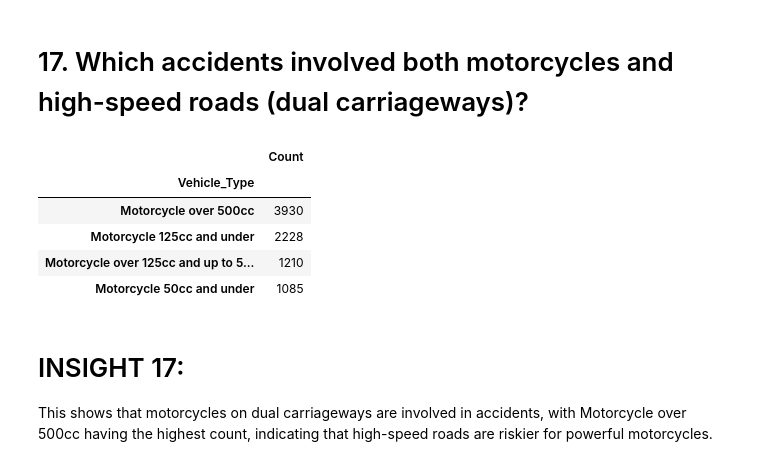
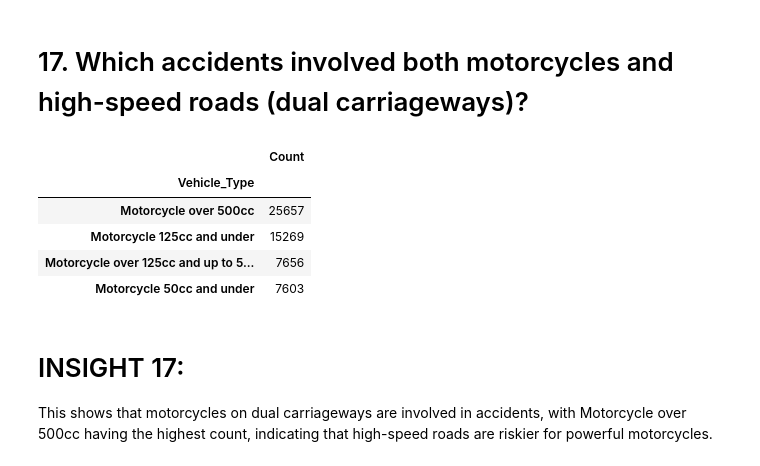
Before and after one commit to raiahyxs/Data-Analytics, a Jupyter notebook: ITELEC03/activity 2.ipynb, the cells around one changed output. Cells and saved outputs as stored; diff of their text form; code cells hidden in the pictures.

```diff
--- a/ITELEC03/activity 2.ipynb
+++ b/ITELEC03/activity 2.ipynb
@@ -479,15 +479,21 @@ vehicle_year
 # %% [markdown]
 <h1>17. Which accidents involved both motorcycles and high-speed roads (dual carriageways)?</h1>
 # %%
-motor_summary = motor_highspeed["Vehicle_Type"].value_counts().sort_values(ascending=False).head(4).to_frame(name="Count")
-motor_summary
+motor_summary = (
+    uk_accidents[uk_accidents["Vehicle_Type"].str.contains("Motorcycle", case=False, na=False)]
+    ["Vehicle_Type"]
+    .value_counts()
+    .to_frame(name="Count")
+)
+
+motor_summary.head(4)
 # %% [output]
 |  | Count |
 | Vehicle_Type |  |
-| Motorcycle over 500cc | 3930 |
-| Motorcycle 125cc and under | 2228 |
-| Motorcycle over 125cc and up to 5... | 1210 |
-| Motorcycle 50cc and under | 1085 |
+| Motorcycle over 500cc | 25657 |
+| Motorcycle 125cc and under | 15269 |
+| Motorcycle over 125cc and up to 5... | 7656 |
+| Motorcycle 50cc and under | 7603 |
 # %% [markdown]
 <h1>INSIGHT 17: </h1>
 <p>This shows that motorcycles on dual carriageways are involved in accidents, with Motorcycle over 500cc having the highest count, indicating that high-speed roads are riskier for powerful motorcycles.</p>
```
Also changed, not shown: parts of 4 cells of this notebook.
